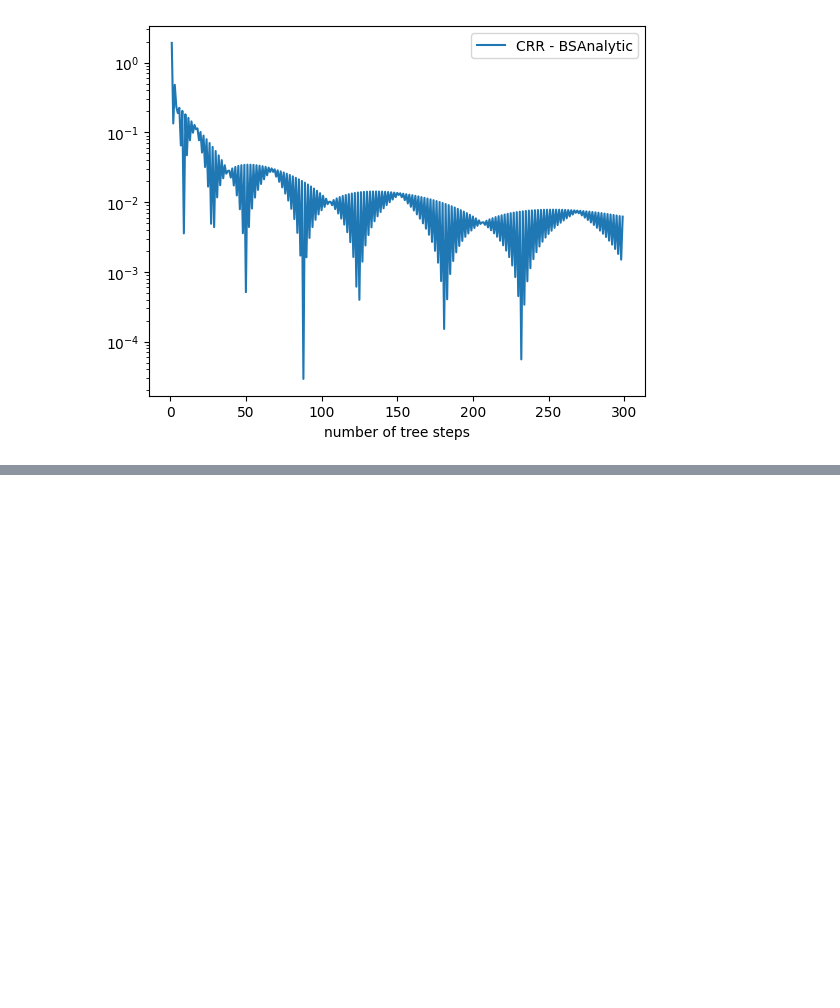
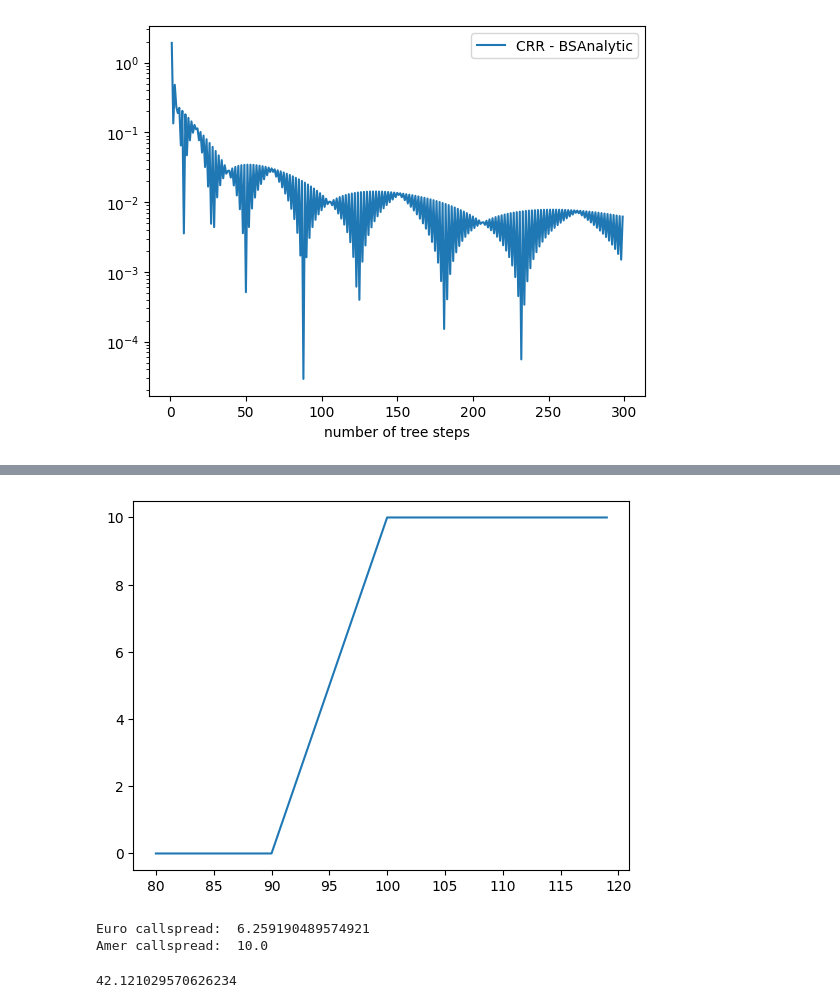
Before and after one commit to xueyuanhuang/qf607, a Jupyter notebook: session2/binomial-pratice.ipynb, the cells around one changed output, grey strips where cells are left out. Cells and saved outputs as stored; diff of their text form; code cells hidden in the pictures; blank space fills up the shorter version.

```diff
--- a/session2/binomial-pratice.ipynb
+++ b/session2/binomial-pratice.ipynb
@@ -155,0 +189,30 @@ class AmericanOption():
+# %%
+class EuropeanPayoff():
+    def __init__(self, expiry, payoffFun):
+        self.expiry = expiry
+        self.payoffFun = payoffFun
+    def payoff(self, S):
+        return self.payoffFun(S)
+    def valueAtNode(self, t, S, continuation):
+        return continuation
+
+class AmercianPayoff():
+    def __init__(self, expiry, payoffFun):
+        self.expiry = expiry
+        self.payoffFun = payoffFun
+    def payoff(self, S):
+        return self.payoffFun(S)
+    def valueAtNode(self, t, S, continuation):
+        return max(self.payoff(S), continuation)
+# %%
+S, r, vol = 100, 0.05, 0.2
+callSpread = lambda S: min(max(S-90, 0), 10)
+plt.plot(range(80, 120), [callSpread(i) for i in range(80, 120)])
+plt.show()
+
+print("Euro callspread: ", crrBinomialG(S, r, vol, EuropeanPayoff(1, callSpread), 300))
+print("Amer callspread: ", crrBinomialG(S, r, vol, AmercianPayoff(1, callSpread), 300))
+# %% [output]
+[figure, added]
+Euro callspread:  6.259190489574921
+Amer callspread:  10.0
@@ -155,0 +237,4 @@ class AmericanOption():
+# %%
+euroPrc
+# %% [output]
+42.121029570626234
```
Also changed, not shown: parts of 18 cells of this notebook, 1 other file.
